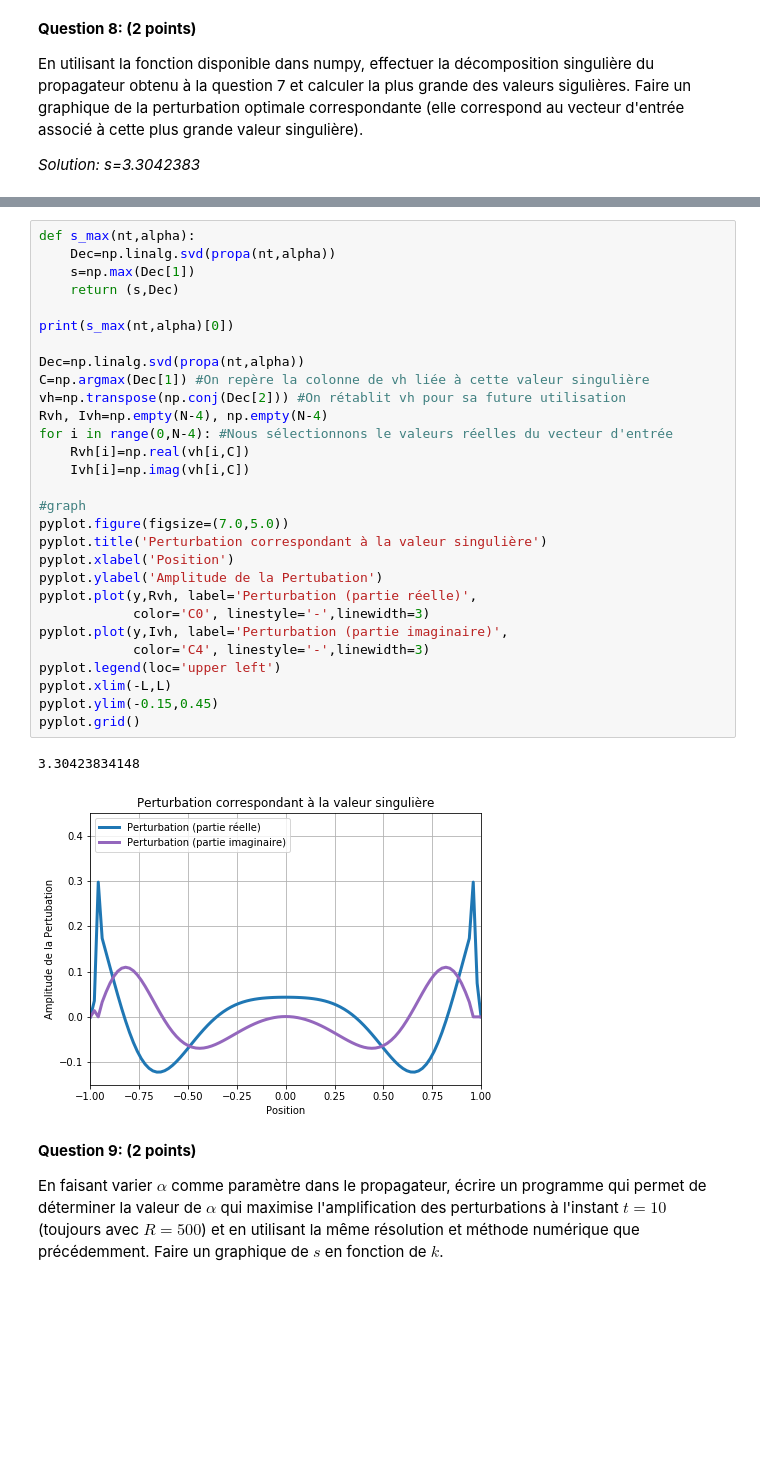
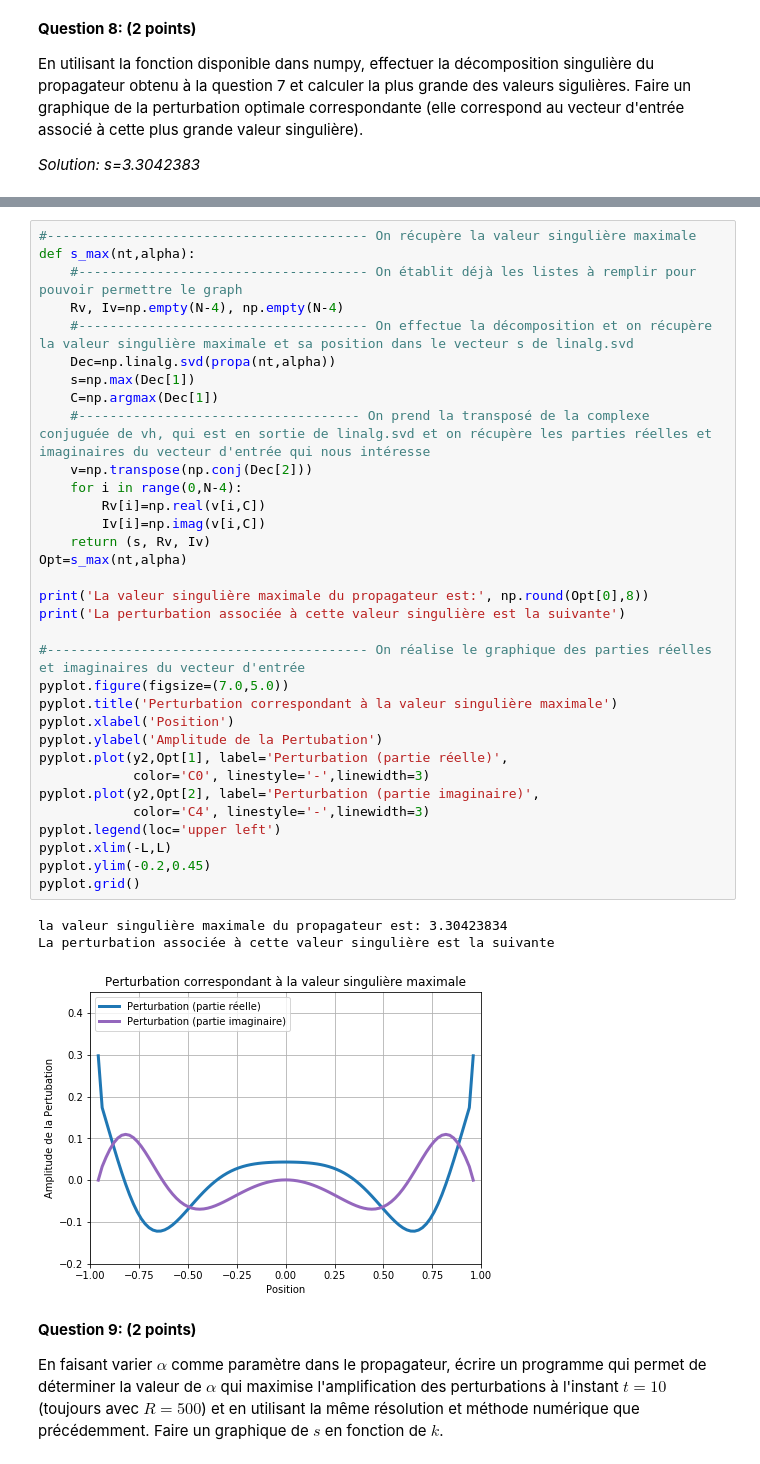
Before and after one commit to Daestraz/Homework, a Jupyter notebook: Orr-Sommerfeld.ipynb, the cells around one changed output, grey strips where cells are left out. Cells and saved outputs as stored; diff of their text form; blank space fills up the shorter version.

```diff
--- a/Orr-Sommerfeld.ipynb
+++ b/Orr-Sommerfeld.ipynb
@@ -301,35 +312,40 @@ En utilisant la fonction disponible dans numpy, effectuer la décomposition sing
 # %%
+#----------------------------------------- On récupère la valeur singulière maximale
 def s_max(nt,alpha):
+    #------------------------------------- On établit déjà les listes à remplir pour pouvoir permettre le graph
+    Rv, Iv=np.empty(N-4), np.empty(N-4)
+    #------------------------------------- On effectue la décomposition et on récupère la valeur singulière maximale et sa position dans le vecteur s de linalg.svd
     Dec=np.linalg.svd(propa(nt,alpha))
     s=np.max(Dec[1])
-    return (s,Dec)
+    C=np.argmax(Dec[1])
+    #------------------------------------ On prend la transposé de la complexe conjuguée de vh, qui est en sortie de linalg.svd et on récupère les parties réelles et imaginaires du vecteur d'entrée qui nous intéresse
+    v=np.transpose(np.conj(Dec[2]))
+    for i in range(0,N-4):
+        Rv[i]=np.real(v[i,C])
+        Iv[i]=np.imag(v[i,C])
+    return (s, Rv, Iv)
+Opt=s_max(nt,alpha)
 
-print(s_max(nt,alpha)[0])
+print('La valeur singulière maximale du propagateur est:', np.round(Opt[0],8))
+print('La perturbation associée à cette valeur singulière est la suivante')
 
-Dec=np.linalg.svd(propa(nt,alpha))
-C=np.argmax(Dec[1]) #On repère la colonne de vh liée à cette valeur singulière
-vh=np.transpose(np.conj(Dec[2])) #On rétablit vh pour sa future utilisation
-Rvh, Ivh=np.empty(N-4), np.empty(N-4)
-for i in range(0,N-4): #Nous sélectionnons le valeurs réelles du vecteur d'entrée
-    Rvh[i]=np.real(vh[i,C])
-    Ivh[i]=np.imag(vh[i,C])
-
-#graph
+#----------------------------------------- On réalise le graphique des parties réelles et imaginaires du vecteur d'entrée
 pyplot.figure(figsize=(7.0,5.0))
-pyplot.title('Perturbation correspondant à la valeur singulière')
+pyplot.title('Perturbation correspondant à la valeur singulière maximale')
 pyplot.xlabel('Position')
 pyplot.ylabel('Amplitude de la Pertubation')
-pyplot.plot(y,Rvh, label='Perturbation (partie réelle)',
+pyplot.plot(y2,Opt[1], label='Perturbation (partie réelle)',
             color='C0', linestyle='-',linewidth=3)
-pyplot.plot(y,Ivh, label='Perturbation (partie imaginaire)',
+pyplot.plot(y2,Opt[2], label='Perturbation (partie imaginaire)',
             color='C4', linestyle='-',linewidth=3)
 pyplot.legend(loc='upper left')
 pyplot.xlim(-L,L)
-pyplot.ylim(-0.15,0.45)
+pyplot.ylim(-0.2,0.45)
 pyplot.grid()
 # %% [output]
-3.30423834148
+la valeur singulière maximale du propagateur est: 3.30423834
+La perturbation associée à cette valeur singulière est la suivante
-[figure, old version]
+[figure, new version]
 # %% [markdown]
 **Question 9: (2 points)**
 
```
Also changed, not shown: parts of 12 cells of this notebook.
